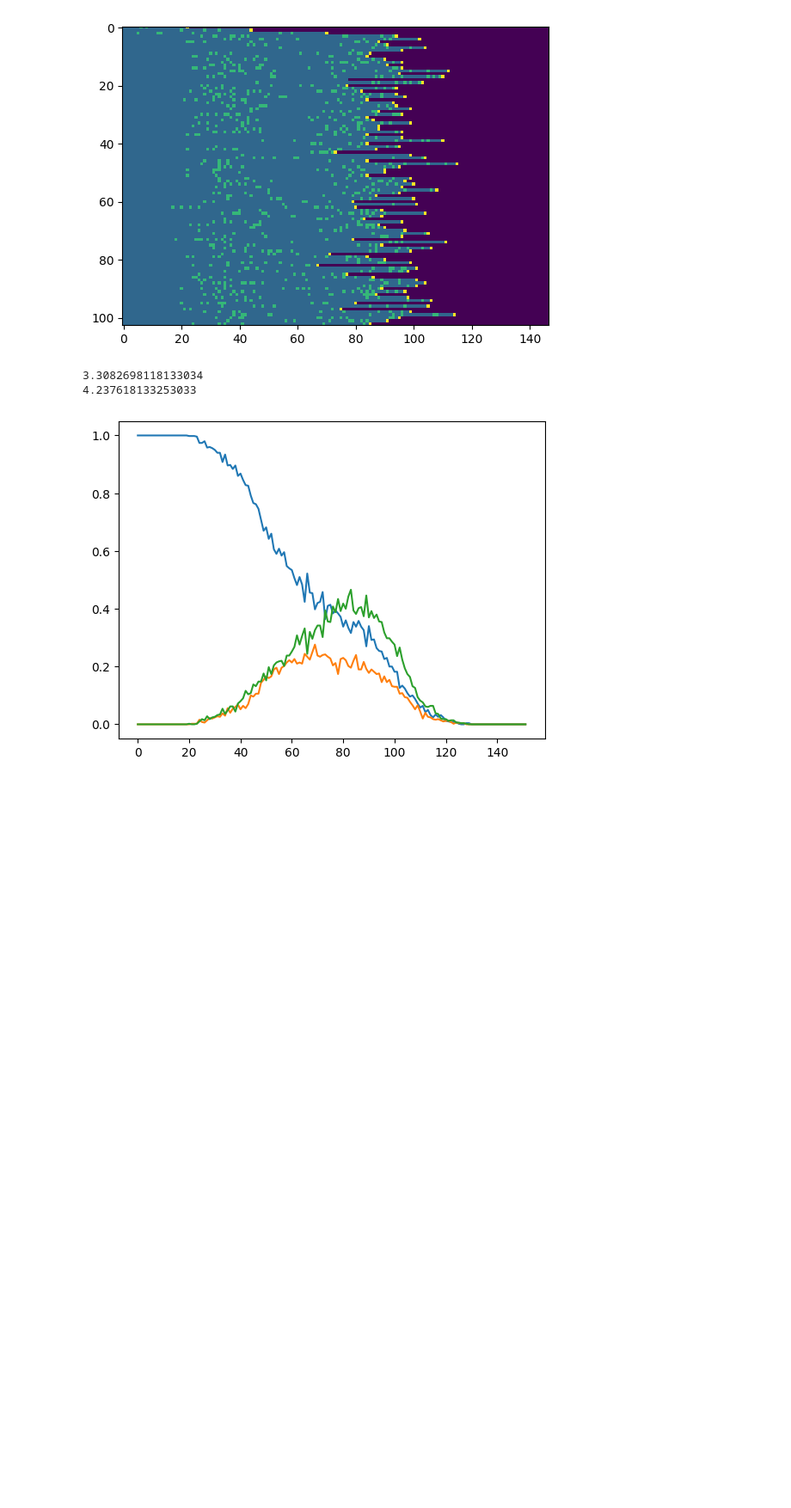
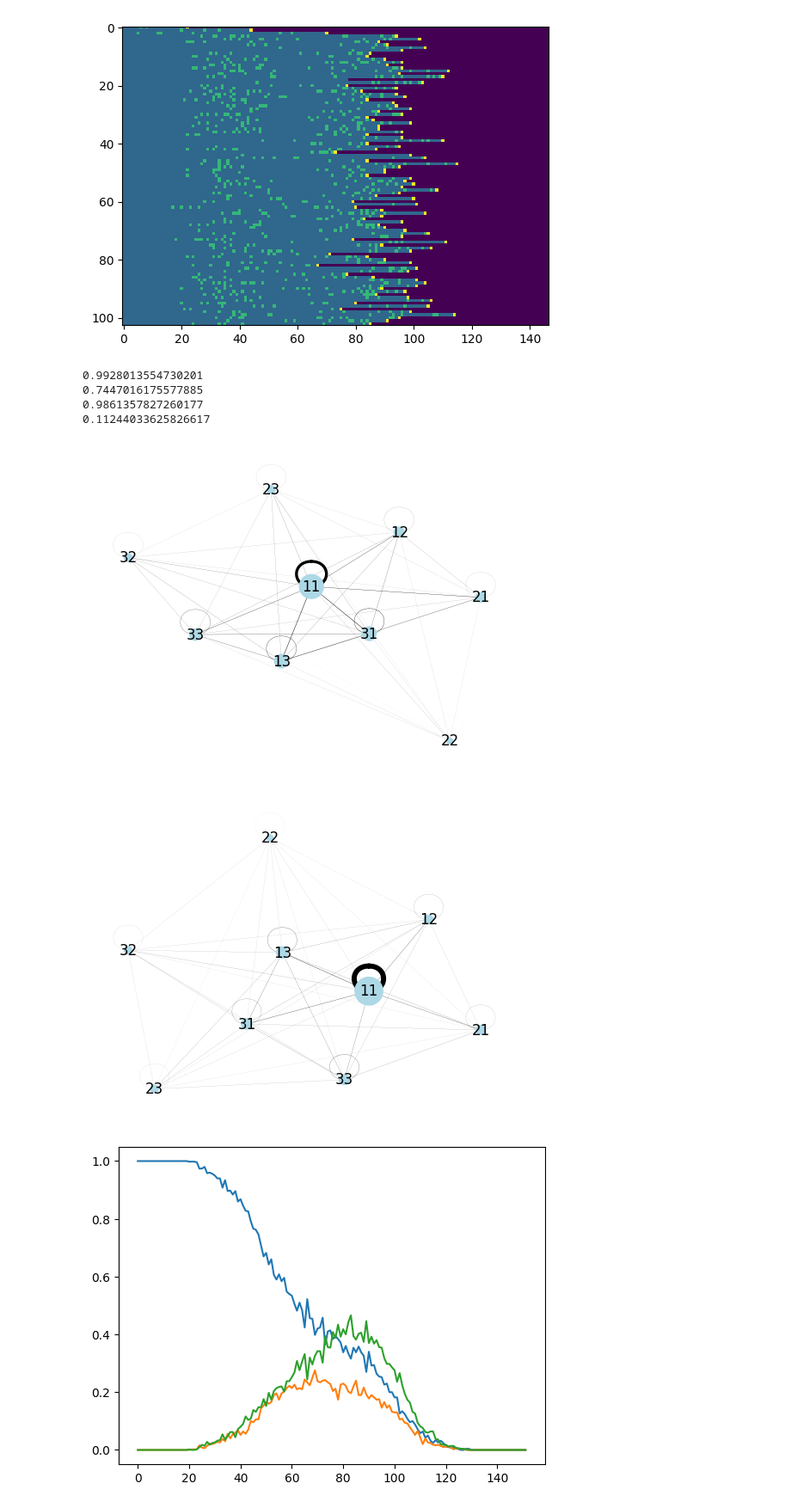
Before and after one commit to UNC-Knight-Lab/prism, a Jupyter notebook: main_nb.ipynb, the cells around one changed output. Shown at 86% size. Drawn from its saved outputs; the diff is of its cells as text; code cells hidden in the pictures; blank space fills up the shorter version.

```diff
--- a/main_nb.ipynb
+++ b/main_nb.ipynb
@@ -134,13 +134,29 @@ from analysis_functions.sequence_statistics import EnsembleSimilarity
 
 # e = KmerSimilarity(b1, b2, 3)
 e = EnsembleSimilarity(b1, b2, 2)
-e.sequence_alignment()
+e.global_difference()
 
 e = EnsembleSimilarity(b1, b1out, 2)
-e.sequence_alignment()
+e.global_difference()
 # %% [output]
-3.3082698118133034
-4.237618133253033
+0.9928013554730201
+0.7447016175577885
+0.9861357827260177
+0.11244033625826617
+# %%
+import analysis_functions.kmer_representation
+import importlib
+importlib.reload(analysis_functions.kmer_representation)
+from analysis_functions.kmer_representation import ConstructGraph
+
+e = ConstructGraph(g1, 3)
+e.get_graph(segment_size=2)
+
+e = ConstructGraph(g2, 3)
+e.get_graph(segment_size=2)
+# %% [output]
+[figure, added]
+[figure, added]
 # %%
 import analysis_functions.sequence_statistics
 import importlib
```
Also changed, not shown: 1 other file.
